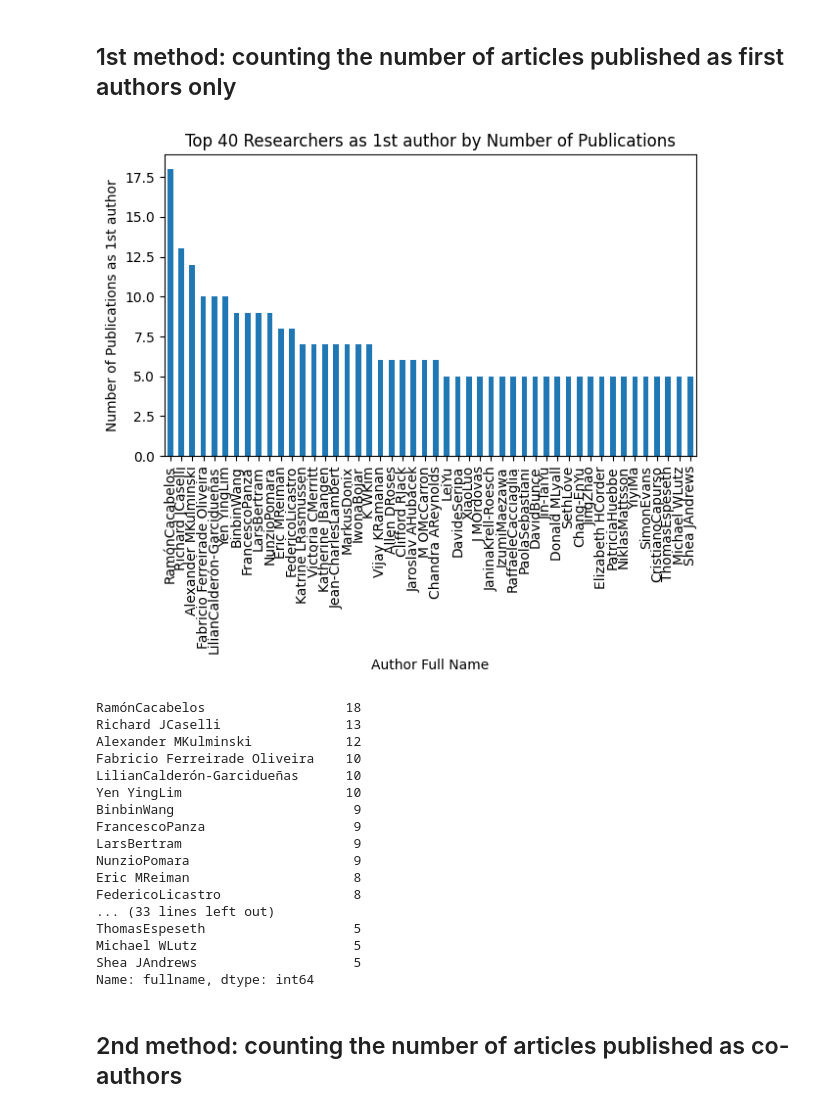
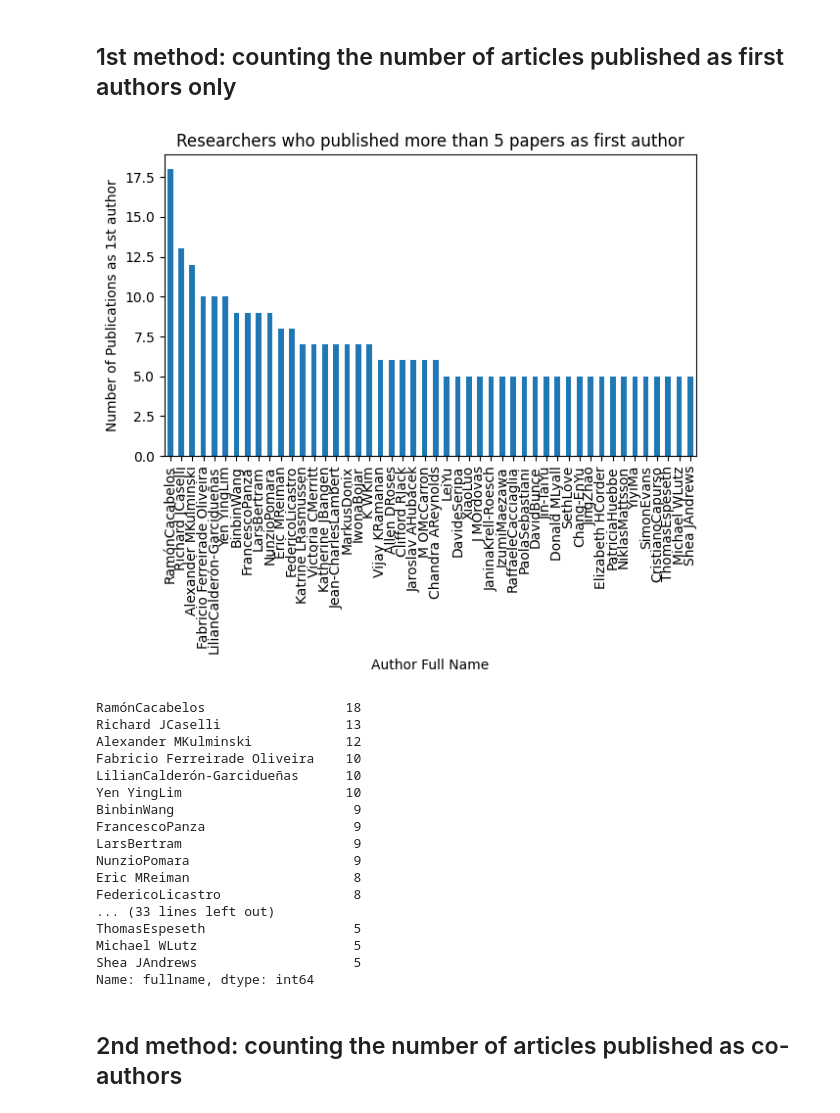
Before and after one commit to SeanWang5868/Gene_APOE, a Jupyter notebook: APOE.ipynb, the cells around one changed output. Cells and saved outputs as stored; diff of their text form; code cells hidden in the pictures.

```diff
--- a/APOE.ipynb
+++ b/APOE.ipynb
@@ -40,25 +40,25 @@ plt.show()
 # %%
 # Create a new column contains the full name
 article["fullname"] = article["FirstAuthorForename"] + article["FirstAuthorLastname"]
 
 # Group by 'fullname' and count the number of publications for each author
 author_publication_counts_1st = article['fullname'].value_counts()
 
 # Select the top 10 authors with the most publications
 top_48_authors = author_publication_counts_1st.head(48)
 
 # Create a bar plot
 plt.figure(figsize=(7, 4))
 top_48_authors.plot(kind='bar')
-plt.title('Top 40 Researchers as 1st author by Number of Publications')
+plt.title('Researchers who published more than 5 papers as first author')
 plt.xlabel('Author Full Name')
 plt.ylabel('Number of Publications as 1st author')
 # Show the plot
 plt.show()
 
 top_48_authors
 # %% [output]
-[figure, old version]
+[figure, new version]
 RamónCacabelos                  18
 Richard JCaselli                13
 Alexander MKulminski            12
```
Also changed, not shown: parts of 1 cell of this notebook, 1 other file.
